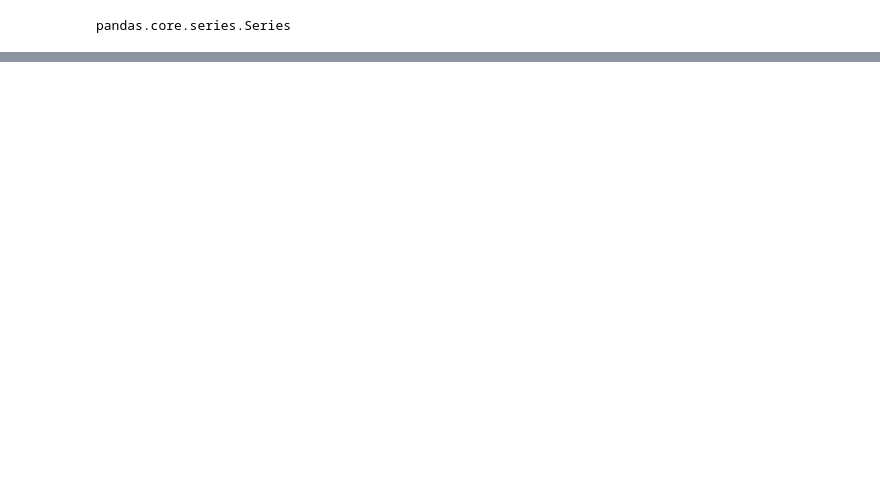
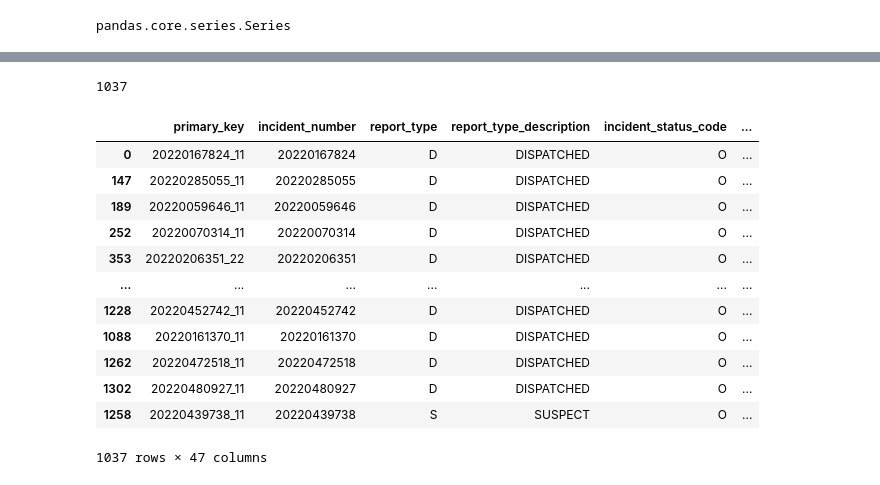
Before and after one commit to nss-data-science-cohort-6/api_project-malted_milk_balls, a Jupyter notebook: api_data_gathering-mm_branch.ipynb, the cells around one changed output, grey strips where cells are left out. Cells and saved outputs as stored; diff of their text form; code cells hidden in the pictures; blank space fills up the shorter version.

```diff
--- a/api_data_gathering-mm_branch.ipynb
+++ b/api_data_gathering-mm_branch.ipynb
@@ -66,0 +143,4 @@ coordinates = agg_burglary_data_df['mapped_location'].get('coordinates', default
+# %%
+burglary_geo = gpd.GeoDataFrame(agg_burglary_data_df,
+                           crs = davidson_county.crs,
+                           geometry = agg_burglary_data_df['geometry'])
@@ -66,0 +150,23 @@ coordinates = agg_burglary_data_df['mapped_location'].get('coordinates', default
+# %%
+burg_by_tract = gpd.sjoin(burglary_geo, davidson_county, predicate = 'within')
+# %%
+burg_by_tract['incident_number'].nunique()
+# %% [output]
+1037
+# %%
+drop_dupes = burg_by_tract.drop_duplicates(subset=['incident_number'], keep='first')
+drop_dupes
+# %% [output]
+|  | primary_key | incident_number | report_type | report_type_description | incident_status_code | ... |
+| 0 | 20220167824_11 | 20220167824 | D | DISPATCHED | O | ... |
+| 147 | 20220285055_11 | 20220285055 | D | DISPATCHED | O | ... |
+| 189 | 20220059646_11 | 20220059646 | D | DISPATCHED | O | ... |
+| 252 | 20220070314_11 | 20220070314 | D | DISPATCHED | O | ... |
+| 353 | 20220206351_22 | 20220206351 | D | DISPATCHED | O | ... |
+| ... | ... | ... | ... | ... | ... | ... |
+| 1228 | 20220452742_11 | 20220452742 | D | DISPATCHED | O | ... |
+| 1088 | 20220161370_11 | 20220161370 | D | DISPATCHED | O | ... |
+| 1262 | 20220472518_11 | 20220472518 | D | DISPATCHED | O | ... |
+| 1302 | 20220480927_11 | 20220480927 | D | DISPATCHED | O | ... |
+| 1258 | 20220439738_11 | 20220439738 | S | SUSPECT | O | ... |
+1037 rows × 47 columns
```
Also changed, not shown: parts of 32 cells of this notebook.
